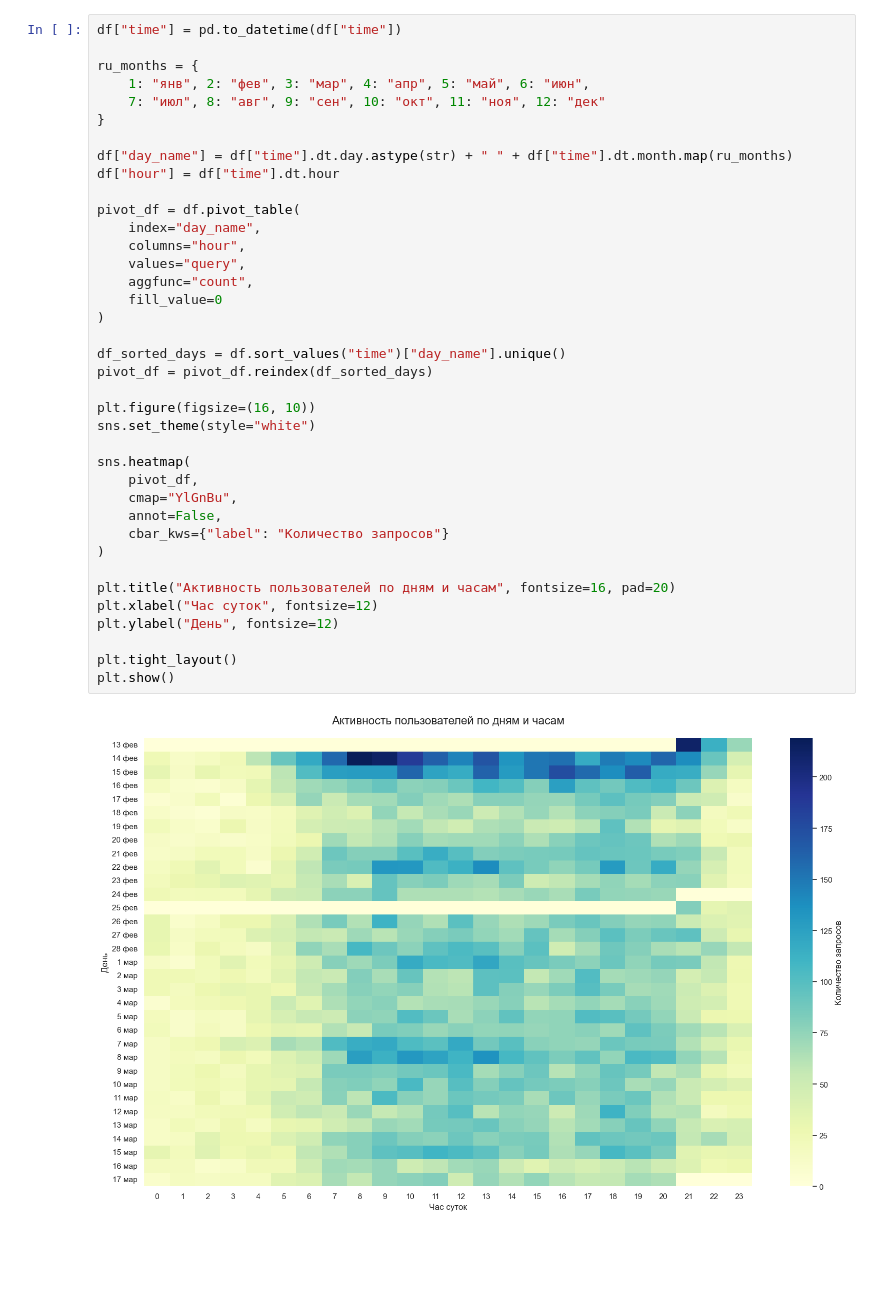
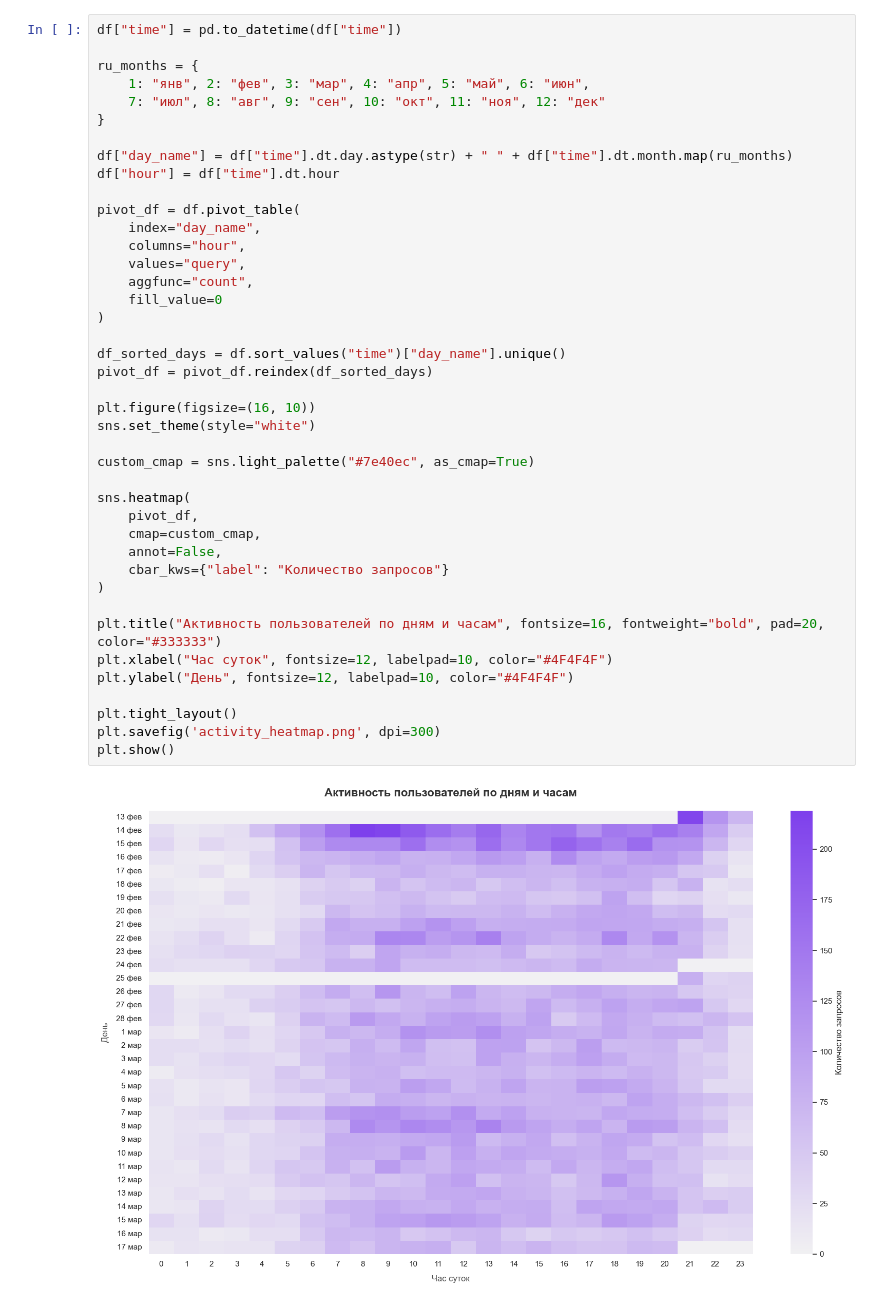
Before and after one commit to d1amp0/turkey-search-demand-map, a Jupyter notebook: ds/analysis/analysis.ipynb, the cells around one changed output. Saved outputs shown, nothing was run; the diff lists cells and outputs as text; blank space fills up the shorter version.

```diff
--- a/ds/analysis/analysis.ipynb
+++ b/ds/analysis/analysis.ipynb
@@ -114,38 +125,41 @@ ru_months = {
     7: "июл", 8: "авг", 9: "сен", 10: "окт", 11: "ноя", 12: "дек"
 }
 
 df["day_name"] = df["time"].dt.day.astype(str) + " " + df["time"].dt.month.map(ru_months)
 df["hour"] = df["time"].dt.hour
 
 pivot_df = df.pivot_table(
     index="day_name",
     columns="hour",
     values="query",
     aggfunc="count",
     fill_value=0
 )
 
 df_sorted_days = df.sort_values("time")["day_name"].unique()
 pivot_df = pivot_df.reindex(df_sorted_days)
 
 plt.figure(figsize=(16, 10))
 sns.set_theme(style="white")
 
+custom_cmap = sns.light_palette("#7e40ec", as_cmap=True)
+
 sns.heatmap(
     pivot_df,
-    cmap="YlGnBu",
+    cmap=custom_cmap,
     annot=False,
     cbar_kws={"label": "Количество запросов"}
 )
 
-plt.title("Активность пользователей по дням и часам", fontsize=16, pad=20)
-plt.xlabel("Час суток", fontsize=12)
-plt.ylabel("День", fontsize=12)
+plt.title("Активность пользователей по дням и часам", fontsize=16, fontweight="bold", pad=20, color="#333333")
+plt.xlabel("Час суток", fontsize=12, labelpad=10, color="#4F4F4F")
+plt.ylabel("День", fontsize=12, labelpad=10, color="#4F4F4F")
 
 plt.tight_layout()
+plt.savefig('activity_heatmap.png', dpi=300)
 plt.show()
 # %% [output]
-[figure, old version]
+[figure, new version]
 # %%
 df["time"] = pd.to_datetime(df["time"])
 df["hour"] = df["time"].dt.hour
```
Also changed, not shown: parts of 5 cells of this notebook, 2 other files.
